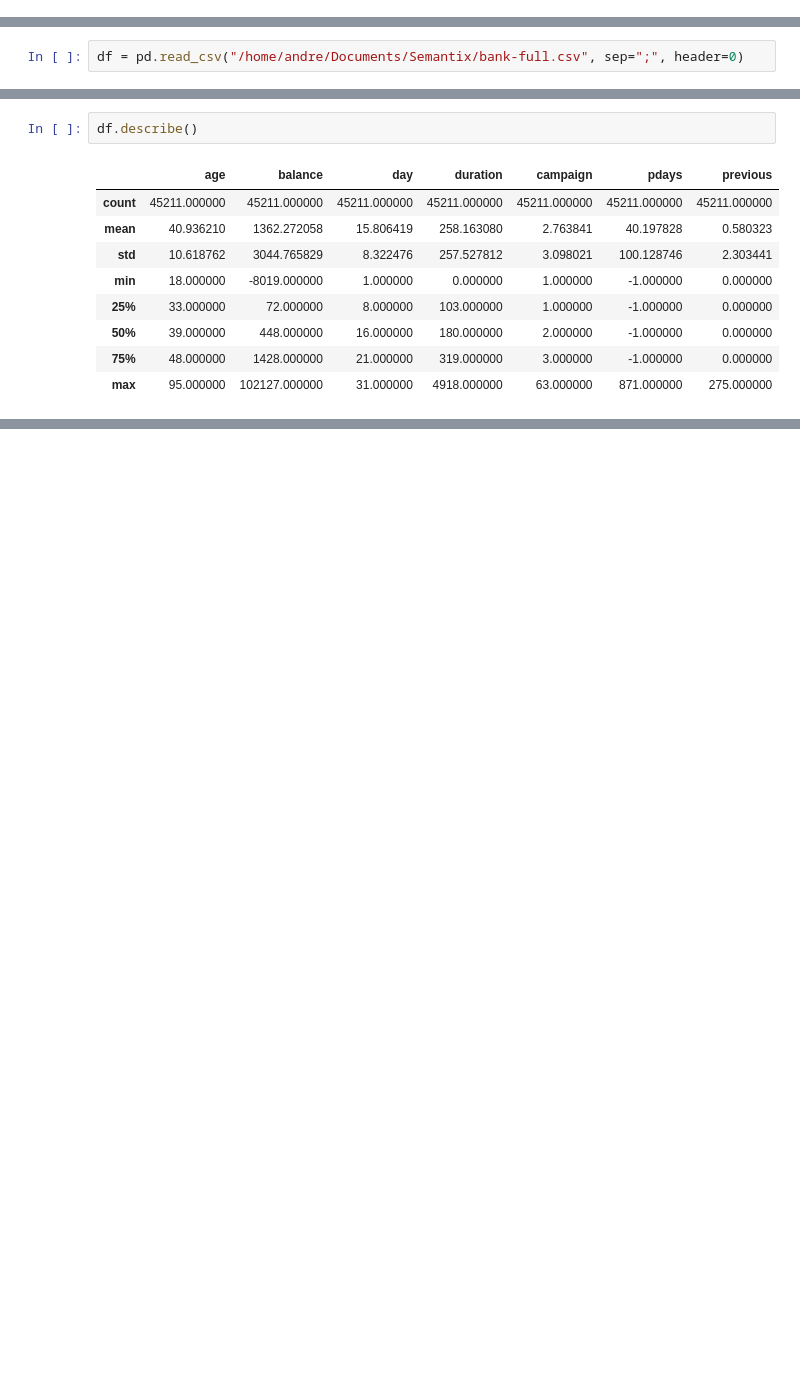
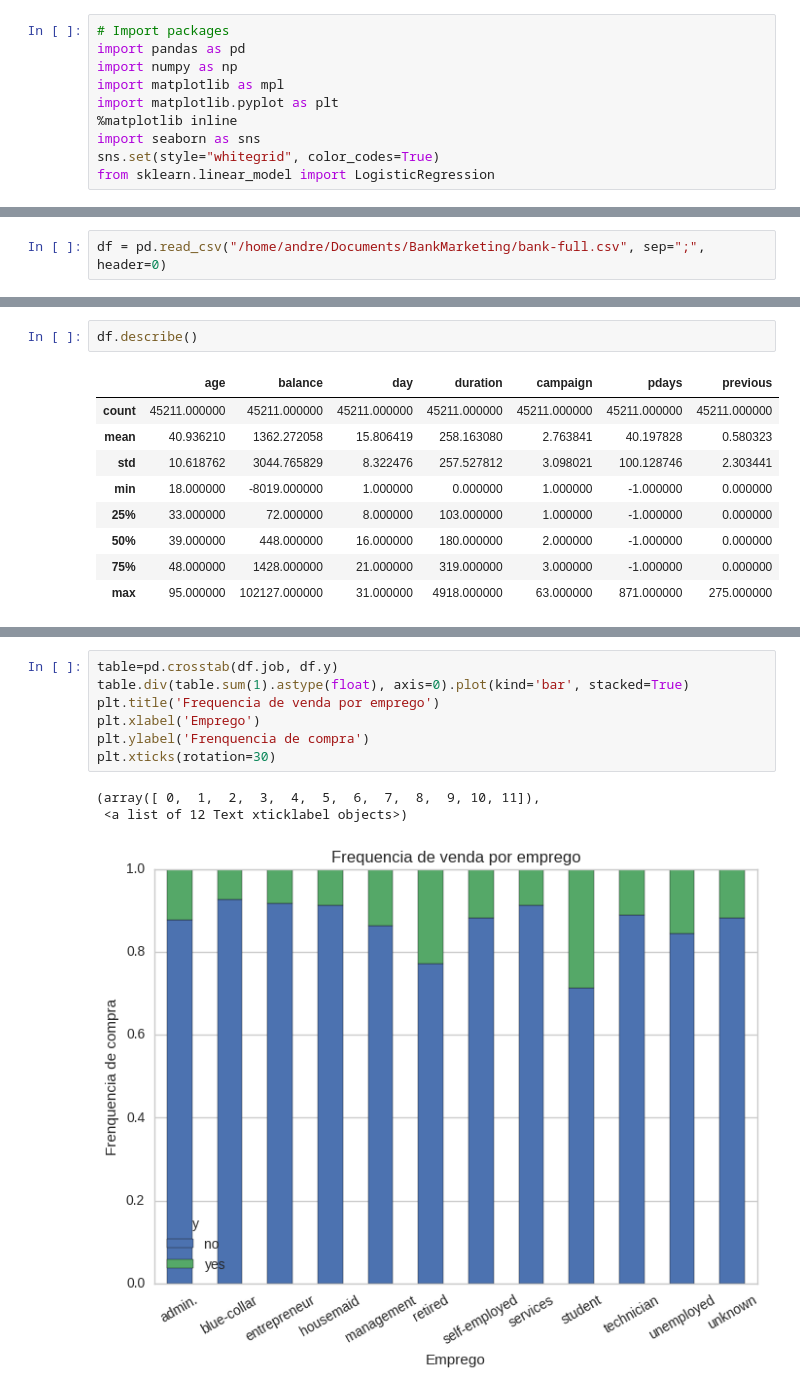
Before and after one commit to aguimaraesduarte/BankMarketing, a Jupyter notebook: Desafio.ipynb, the cells around one changed output, grey strips where cells are left out. Drawn from its saved outputs; the diff is of its cells as text; blank space fills up the shorter version.

Commit message:
made progress with logistic regression. Might revert to a simpler case study because of import issue with some packages

```diff
--- a/Desafio.ipynb
+++ b/Desafio.ipynb
@@ -6,0 +8,10 @@ import pandas as pd
+# %%
+# Import packages
+import pandas as pd
+import numpy as np
+import matplotlib as mpl
+import matplotlib.pyplot as plt
+%matplotlib inline
+import seaborn as sns
+sns.set(style="whitegrid", color_codes=True)
+from sklearn.linear_model import LogisticRegression
@@ -7,2 +20,2 @@ import pandas as pd
 # %%
-df = pd.read_csv("/home/andre/Documents/Semantix/bank-full.csv", sep=";", header=0)
+df = pd.read_csv("/home/andre/Documents/BankMarketing/bank-full.csv", sep=";", header=0)
@@ -20,0 +140,11 @@ df.describe()
+# %%
+table=pd.crosstab(df.job, df.y)
+table.div(table.sum(1).astype(float), axis=0).plot(kind='bar', stacked=True)
+plt.title('Frequencia de venda por emprego')
+plt.xlabel('Emprego')
+plt.ylabel('Frenquencia de compra')
+plt.xticks(rotation=30)
+# %% [output]
+(array([ 0,  1,  2,  3,  4,  5,  6,  7,  8,  9, 10, 11]),
+ <a list of 12 Text xticklabel objects>)
+[figure, added]
```
Also changed, not shown: parts of 44 cells of this notebook, 1 other file.
